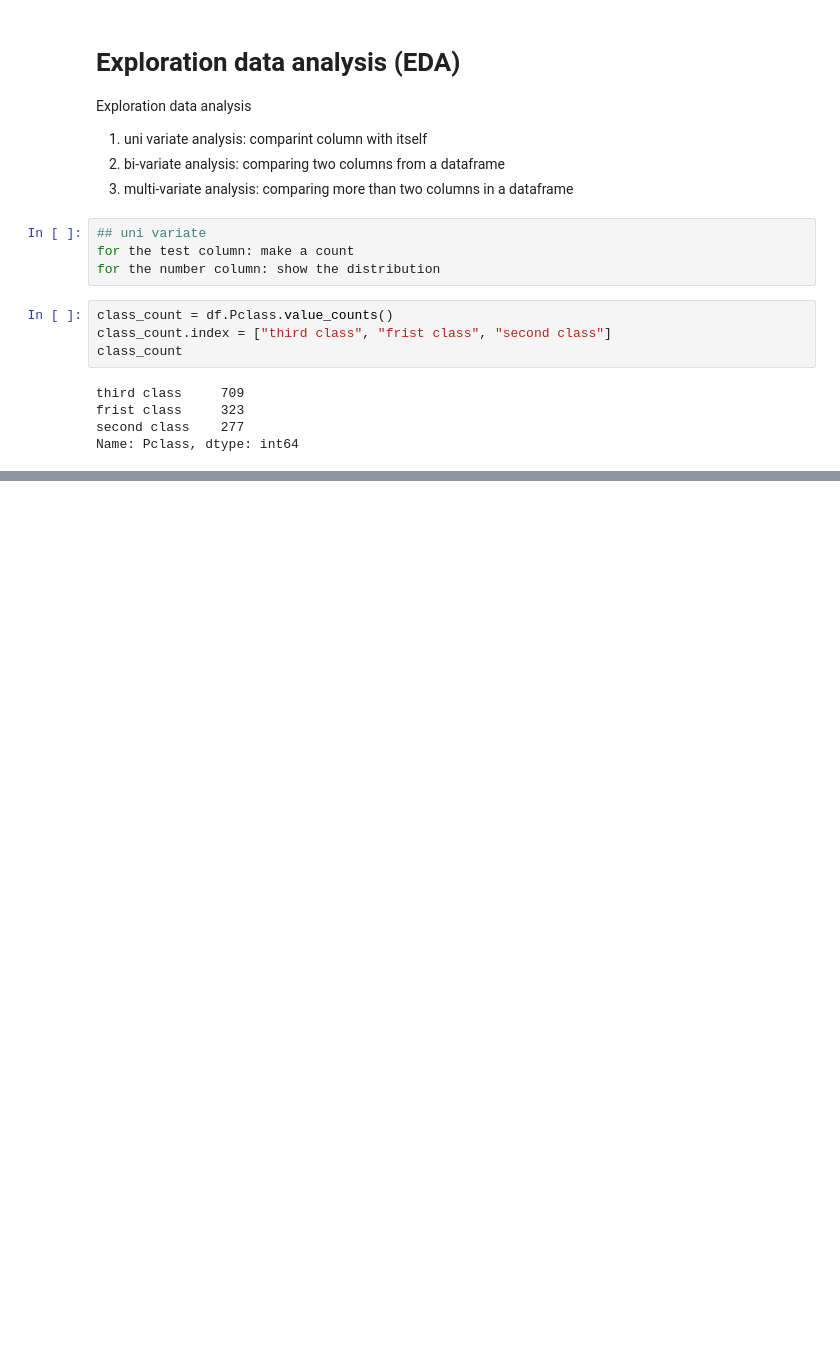
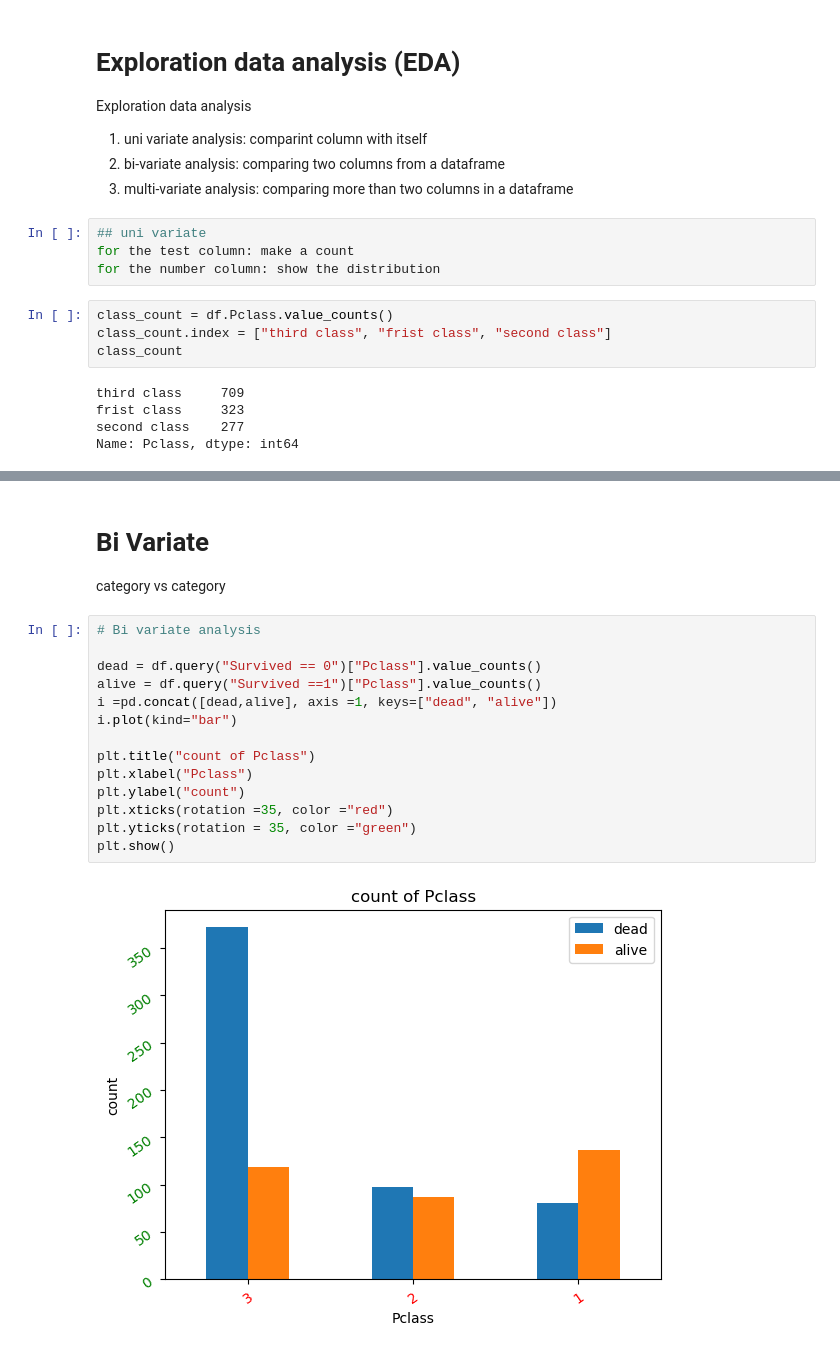
Before and after one commit to MOROLAKEOJO/DATA-WRANGGLING-AND-EDA-on-TITANIC-DATASET, a Jupyter notebook: Notebook.ipynb, the cells around one changed output, grey strips where cells are left out. Drawn from its saved outputs; the diff is of its cells as text; blank space fills up the shorter version.

```diff
--- a/Notebook.ipynb
+++ b/Notebook.ipynb
@@ -198,0 +248,19 @@ plt.show()
+# %% [markdown]
+# Bi Variate
+category vs category
+# %%
+# Bi variate analysis
+
+dead = df.query("Survived == 0")["Pclass"].value_counts()
+alive = df.query("Survived ==1")["Pclass"].value_counts()
+i =pd.concat([dead,alive], axis =1, keys=["dead", "alive"])
+i.plot(kind="bar")
+
+plt.title("count of Pclass")
+plt.xlabel("Pclass")
+plt.ylabel("count")
+plt.xticks(rotation =35, color ="red")
+plt.yticks(rotation = 35, color ="green")
+plt.show()
+# %% [output]
+[figure, added]
```
Also changed, not shown: parts of 12 cells of this notebook.
